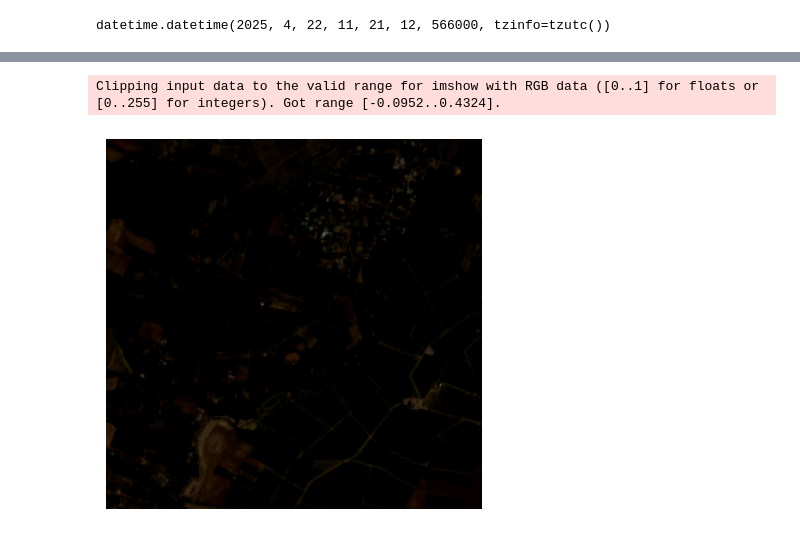
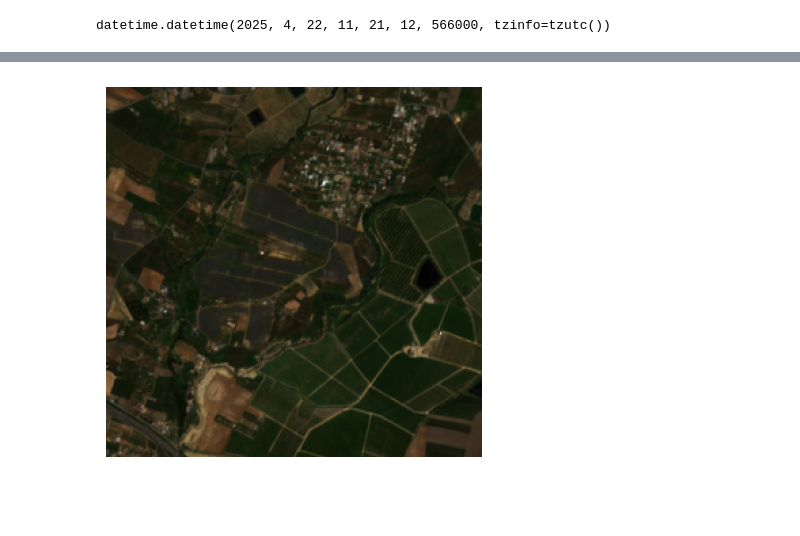
Before and after one commit to rodreras/remote-sensing-studies, a Jupyter notebook: obia/project.ipynb, the cells around one changed output, grey strips where cells are left out. Cells and saved outputs as stored; diff of their text form; code cells hidden in the pictures; blank space fills up the shorter version.

```diff
--- a/obia/project.ipynb
+++ b/obia/project.ipynb
@@ -41,7 +48,7 @@ collection = 'sentinel-2-l2a'
 #coordinates
 lat = 37.364
 lon = -6.923
-point = shapely.Point(lon, lat)
+point = shapely.geometry.Point(lon, lat)
 date_range = '2025-04-01/2025-05-16'
 # %%
 search = client.search(
@@ -95,7 +102,7 @@ Image(url = thumbnail)
 # %% [output]
 [interactive output not drawn]
 # %%
-assets = ["red","green","blue","nir","scl"]
+assets = ["red","green","blue","nir", 'swir16', "scl"]
 cube_all = stackstac.stack(
     item,
     assets,
@@ -143,14 +181,14 @@ cube_normalized = cube / band_max
 # %%
 rgb = np.dstack((
-    cube['red'][0,:,:],
-    cube['green'][0,:,:],
-    cube['blue'][0,:,:])
+    normalize(cube['red'][0,:,:]),
+    normalize(cube['green'][0,:,:]),
+    normalize(cube['blue'][0,:,:])
+    )
 )
 plt.imshow(rgb)
 plt.axis('off')
 plt.show()
 # %% [output]
-Clipping input data to the valid range for imshow with RGB data ([0..1] for floats or [0..255] for integers). Got range [-0.0952..0.4324].
-[figure, old version]
+[figure, new version]
 # %%
 #calculate NDVI
```
Also changed, not shown: parts of 18 cells of this notebook, 3 other files.
